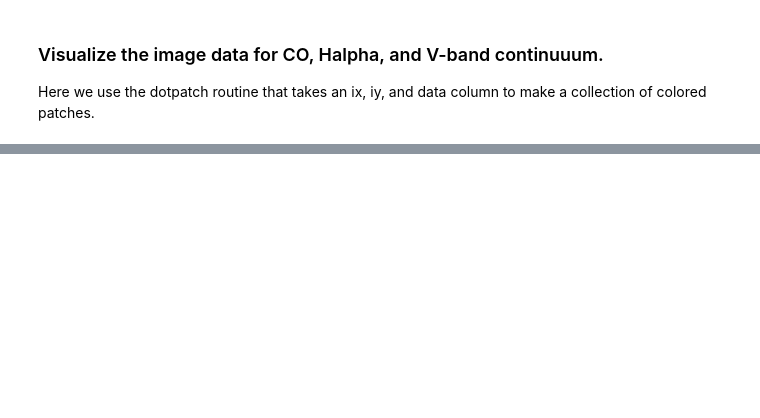
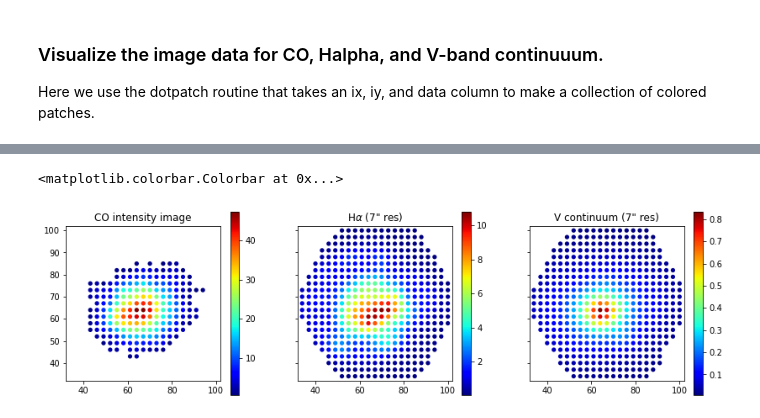
Before and after one commit to tonywong94/edge_pydb, a Jupyter notebook: demo_notebk/Tutorial.ipynb, the cells around one changed output, grey strips where cells are left out. Drawn from its saved outputs; the diff is of its cells as text; code cells hidden in the pictures; blank space fills up the shorter version.

```diff
--- a/demo_notebk/Tutorial.ipynb
+++ b/demo_notebk/Tutorial.ipynb
@@ -230,0 +231,27 @@ plt.colorbar(patch, ax=axs[2])
+# %%
+fig, axs = plt.subplots(1,3,figsize=(14,4),sharex=True,sharey=True)
+
+patch, xymin, xymax = dotpatch(cotab['ix'], cotab['iy'], cotab['mom0_12'])
+axs[0].set_title('CO intensity image')
+axs[0].set_xlim([32,102])
+axs[0].set_ylim([32,102])
+axs[0].add_collection(patch)
+axs[0].set_aspect('equal')
+plt.colorbar(patch, ax=axs[0])
+
+hatab = EdgeTable('NGC4047.pipe3d.hdf5', path='ELINES_sm')
+patch, xymin, xymax = dotpatch(hatab['ix'], hatab['iy'], hatab['Halpha_sm'])
+axs[1].set_title(r'H$\alpha$ (7" res)')
+axs[1].add_collection(patch)
+axs[1].set_aspect('equal')
+plt.colorbar(patch, ax=axs[1])
+
+ssptab = EdgeTable('NGC4047.pipe3d.hdf5', path='SSP_sm')
+patch, xymin, xymax = dotpatch(ssptab['ix'], ssptab['iy'], ssptab['Vcont_ssp_sm'])
+axs[2].set_title('V continuum (7" res)')
+axs[2].add_collection(patch)
+axs[2].set_aspect('equal')
+plt.colorbar(patch, ax=axs[2])
+# %% [output]
+<matplotlib.colorbar.Colorbar at 0x...>
+[figure, added]
```
Also changed, not shown: parts of 1 cell of this notebook, 5 other files.
